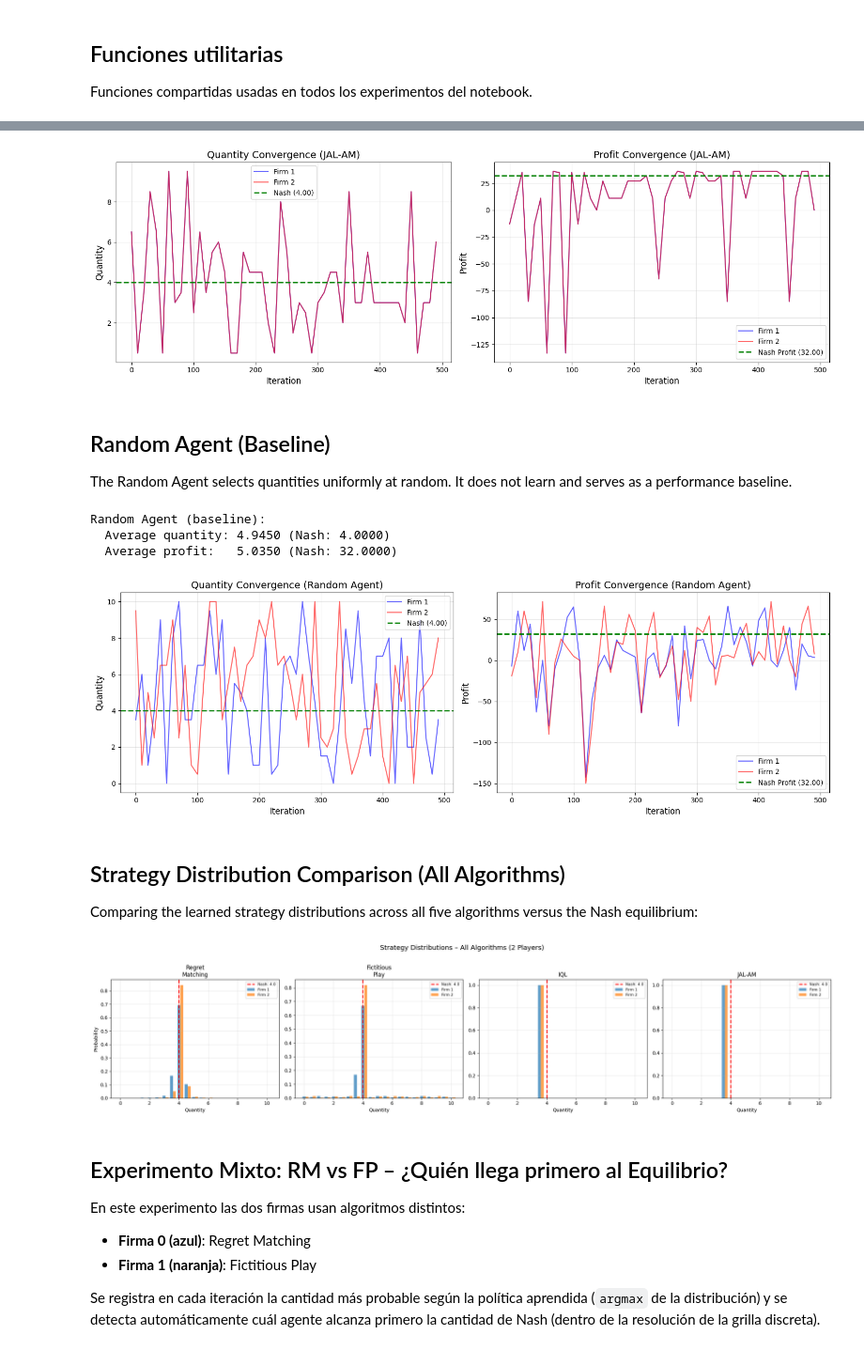
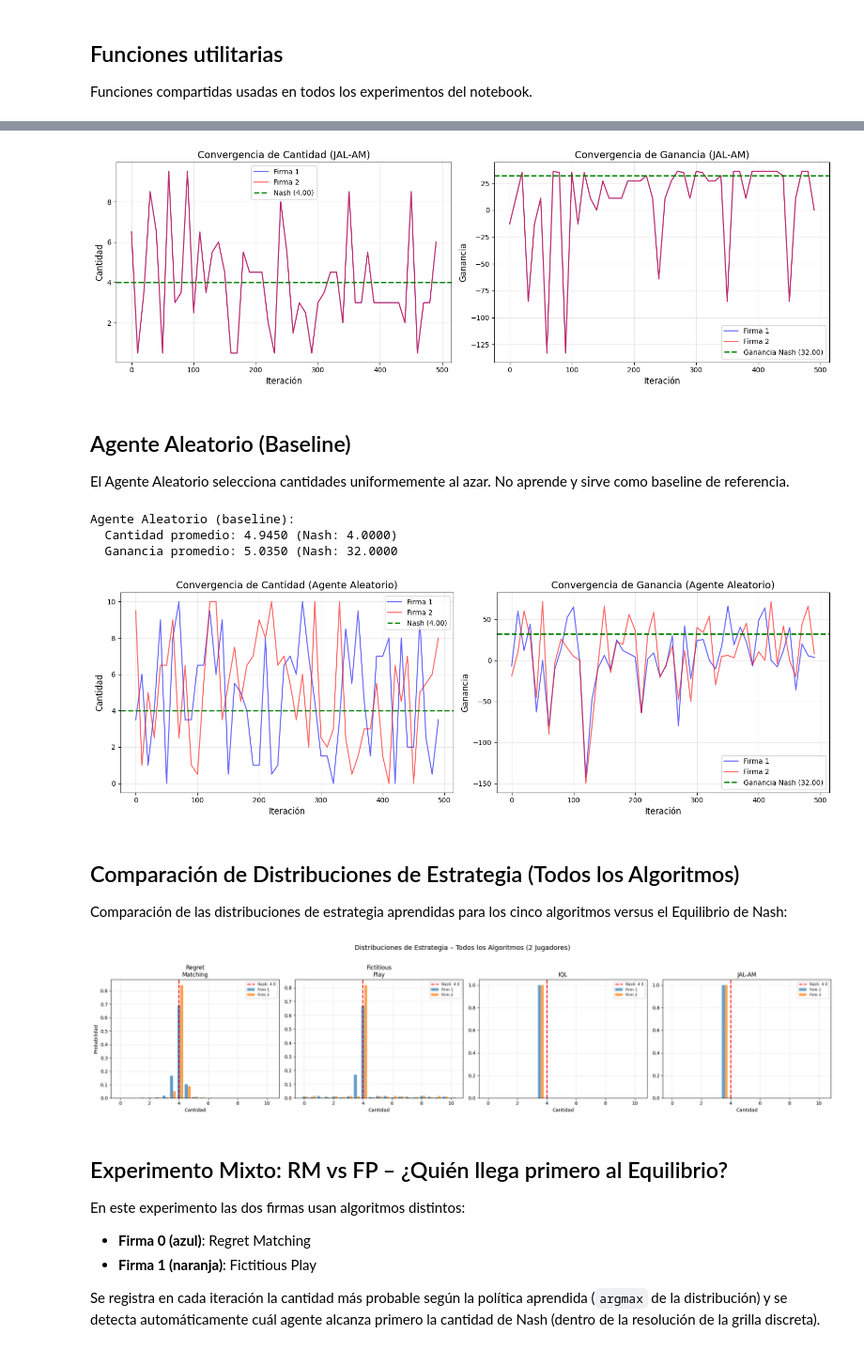
Before and after one commit to mmussio85/simultaneous-games, a Jupyter notebook: Cournot.ipynb, the cells around one changed output, grey strips where cells are left out. Shown at 94% size. Drawn from its saved outputs; the diff is of its cells as text; code cells hidden in the pictures.

Commit message:
Cournot + ThreePlayes

```diff
--- a/Cournot.ipynb
+++ b/Cournot.ipynb
@@ -234,11 +276,11 @@ Learned strategies (JAL-AM):
 # %%
-plot_convergence(history, 500, 10, q_star, profit_star, 'JAL-AM')
+plot_convergence(history, 500, 10, q_star, profit_star, 'JAL-AM', save_path=f'{SAVE_DIR}/convergencia_jalam_2jugadores.png')
 # %% [output]
-[figure, old version]
+[figure, new version]
 # %% [markdown]
-## Random Agent (Baseline)
+## Agente Aleatorio (Baseline)
 
-The Random Agent selects quantities uniformly at random. It does not learn and serves as a performance baseline.
+El Agente Aleatorio selecciona cantidades uniformemente al azar. No aprende y sirve como baseline de referencia.
 # %%
 g.reset()
 rand = dict(map(lambda agent: (agent, RandomAgent(game=g, agent=agent, seed=42)), g.agents))
@@ -246,21 +288,21 @@ rand = dict(map(lambda agent: (agent, RandomAgent(game=g, agent=agent, seed=42))
 history = run_experiment(g, rand, iterations=500)
 avg_q = np.mean(history['q1'] + history['q2'])
 avg_profit = np.mean(history['profit1'] + history['profit2'])
-print(f"Random Agent (baseline):")
-print(f"  Average quantity: {avg_q:.4f} (Nash: {q_star:.4f})")
-print(f"  Average profit:   {avg_profit:.4f} (Nash: {profit_star:.4f})")
+print(f"Agente Aleatorio (baseline):")
+print(f"  Cantidad promedio: {avg_q:.4f} (Nash: {q_star:.4f})")
+print(f"  Ganancia promedio: {avg_profit:.4f} (Nash: {profit_star:.4f}")
 # %% [output]
-Random Agent (baseline):
-  Average quantity: 4.9450 (Nash: 4.0000)
-  Average profit:   5.0350 (Nash: 32.0000)
+Agente Aleatorio (baseline):
+  Cantidad promedio: 4.9450 (Nash: 4.0000)
+  Ganancia promedio: 5.0350 (Nash: 32.0000
 # %%
-plot_convergence(history, 500, 10, q_star, profit_star, 'Random Agent')
+plot_convergence(history, 500, 10, q_star, profit_star, 'Agente Aleatorio', save_path=f'{SAVE_DIR}/convergencia_random_2jugadores.png')
 # %% [output]
-[figure, old version]
+[figure, new version]
 # %% [markdown]
-## Strategy Distribution Comparison (All Algorithms)
+## Comparación de Distribuciones de Estrategia (Todos los Algoritmos)
 
-Comparing the learned strategy distributions across all five algorithms versus the Nash equilibrium:
+Comparación de las distribuciones de estrategia aprendidas para los cinco algoritmos versus el Equilibrio de Nash:
 # %%
 fig, axes = plt.subplots(1, 4, figsize=(22, 5))
 algo_info = [
@@ -275,17 +317,18 @@ for ax, (name, agents_dict) in zip(axes, algo_info):
         policy = agents_dict[agent].policy()
         ax.bar(g._quantities + j * 0.2, policy, alpha=0.7, label=f'Firm {j+1}', width=0.2)
     ax.axvline(x=q_star, color='red', linestyle='--', linewidth=2, label=f'Nash: {q_star:.1f}')
-    ax.set_xlabel('Quantity', fontsize=10)
+    ax.set_xlabel('Cantidad', fontsize=10)
     ax.set_title(name, fontsize=12)
     ax.legend(fontsize=8)
     ax.grid(True, alpha=0.3)
 
-axes[0].set_ylabel('Probability', fontsize=10)
-plt.suptitle('Strategy Distributions – All Algorithms (2 Players)', fontsize=14, y=1.02)
+axes[0].set_ylabel('Probabilidad', fontsize=10)
+plt.suptitle('Distribuciones de Estrategia – Todos los Algoritmos (2 Jugadores)', fontsize=14, y=1.02)
 plt.tight_layout()
+plt.savefig(f'{SAVE_DIR}/distribuciones_estrategia_2jugadores.png', dpi=150, bbox_inches='tight')
 plt.show()
 # %% [output]
-[figure, old version]
+[figure, new version]
 # %% [markdown]
 ## Experimento Mixto: RM vs FP – ¿Quién llega primero al Equilibrio?
 
```
Also changed, not shown: parts of 68 cells of this notebook, 23 other files.
